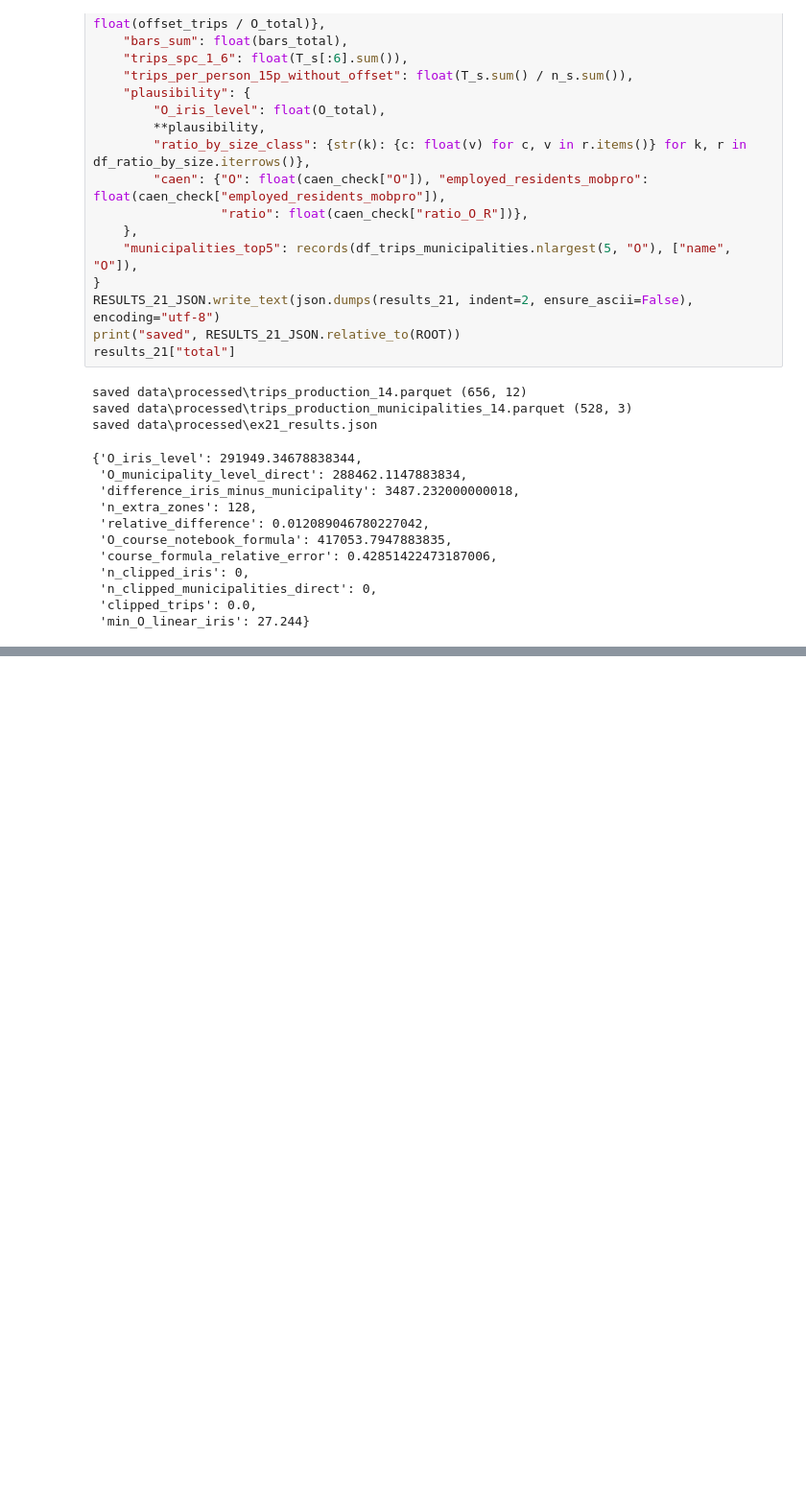
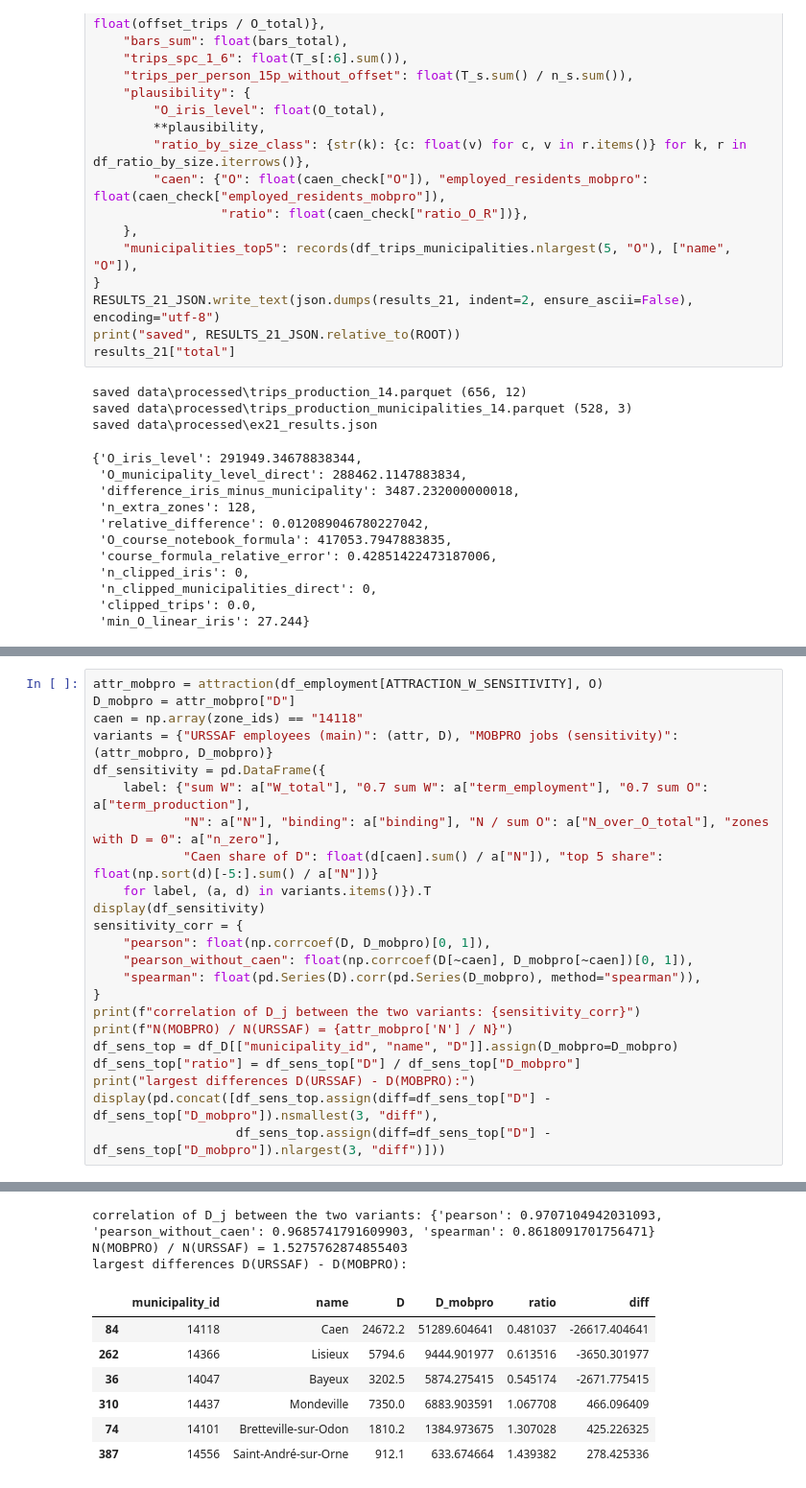
Before and after one commit to ek-popkova/uge-large-scale-models, a Jupyter notebook: notebooks/ex21_22_trip_production_attraction.ipynb, the cells around one changed output, grey strips where cells are left out. Shown at 96% size. Cells and saved outputs as stored; diff of their text form; blank space fills up the shorter version.

```diff
--- a/notebooks/ex21_22_trip_production_attraction.ipynb
+++ b/notebooks/ex21_22_trip_production_attraction.ipynb
@@ -832,0 +987,24 @@ saved data\processed\ex21_results.json
+# %%
+attr_mobpro = attraction(df_employment[ATTRACTION_W_SENSITIVITY], O)
+D_mobpro = attr_mobpro["D"]
+caen = np.array(zone_ids) == "14118"
+variants = {"URSSAF employees (main)": (attr, D), "MOBPRO jobs (sensitivity)": (attr_mobpro, D_mobpro)}
+df_sensitivity = pd.DataFrame({
+    label: {"sum W": a["W_total"], "0.7 sum W": a["term_employment"], "0.7 sum O": a["term_production"],
+            "N": a["N"], "binding": a["binding"], "N / sum O": a["N_over_O_total"], "zones with D = 0": a["n_zero"],
+            "Caen share of D": float(d[caen].sum() / a["N"]), "top 5 share": float(np.sort(d)[-5:].sum() / a["N"])}
+    for label, (a, d) in variants.items()}).T
+display(df_sensitivity)
+sensitivity_corr = {
+    "pearson": float(np.corrcoef(D, D_mobpro)[0, 1]),
+    "pearson_without_caen": float(np.corrcoef(D[~caen], D_mobpro[~caen])[0, 1]),
+    "spearman": float(pd.Series(D).corr(pd.Series(D_mobpro), method="spearman")),
+}
+print(f"correlation of D_j between the two variants: {sensitivity_corr}")
+print(f"N(MOBPRO) / N(URSSAF) = {attr_mobpro['N'] / N}")
+df_sens_top = df_D[["municipality_id", "name", "D"]].assign(D_mobpro=D_mobpro)
+df_sens_top["ratio"] = df_sens_top["D"] / df_sens_top["D_mobpro"]
+print("largest differences D(URSSAF) - D(MOBPRO):")
+display(pd.concat([df_sens_top.assign(diff=df_sens_top["D"] - df_sens_top["D_mobpro"]).nsmallest(3, "diff"),
+                   df_sens_top.assign(diff=df_sens_top["D"] - df_sens_top["D_mobpro"]).nlargest(3, "diff")]))
+# %% [output]
@@ -832,0 +1014,10 @@ saved data\processed\ex21_results.json
+correlation of D_j between the two variants: {'pearson': 0.9707104942031093, 'pearson_without_caen': 0.9685741791609903, 'spearman': 0.8618091701756471}
+N(MOBPRO) / N(URSSAF) = 1.5275762874855403
+largest differences D(URSSAF) - D(MOBPRO):
+|  | municipality_id | name | D | D_mobpro | ratio | diff |
+| 84 | 14118 | Caen | 24672.2 | 51289.604641 | 0.481037 | -26617.404641 |
+| 262 | 14366 | Lisieux | 5794.6 | 9444.901977 | 0.613516 | -3650.301977 |
+| 36 | 14047 | Bayeux | 3202.5 | 5874.275415 | 0.545174 | -2671.775415 |
+| 310 | 14437 | Mondeville | 7350.0 | 6883.903591 | 1.067708 | 466.096409 |
+| 74 | 14101 | Bretteville-sur-Odon | 1810.2 | 1384.973675 | 1.307028 | 425.226325 |
+| 387 | 14556 | Saint-André-sur-Orne | 912.1 | 633.674664 | 1.439382 | 278.425336 |
```
Also changed, not shown: parts of 27 cells of this notebook, 5 other files.
